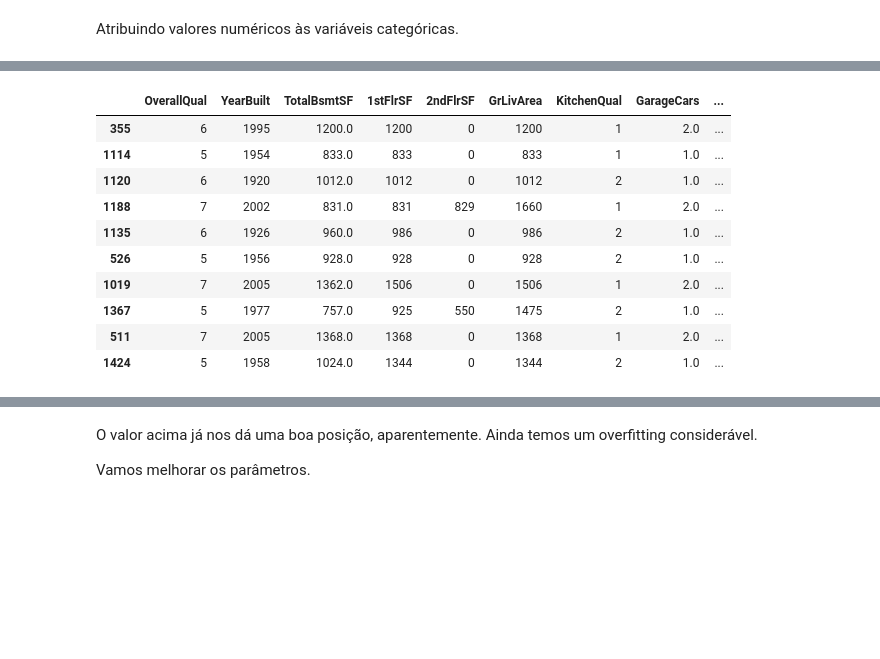
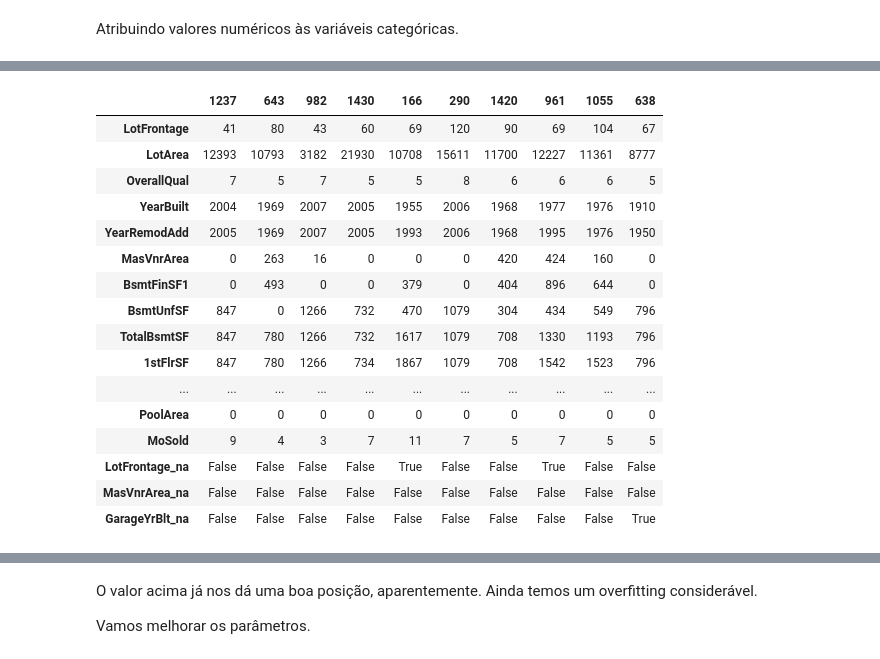
Before and after one commit to andrethiago/kaggle, a Jupyter notebook: house_prices/KaggleHousePrices.ipynb, the cells around one changed output, grey strips where cells are left out. Saved outputs shown, nothing was run; the diff lists cells and outputs as text; code cells hidden in the pictures; blank space fills up the shorter version.

```diff
--- a/house_prices/KaggleHousePrices.ipynb
+++ b/house_prices/KaggleHousePrices.ipynb
@@ -182,7 +155,7 @@ df_all.FireplaceQu.cat.set_categories(['Ex', 'Gd', 'TA', 'Fa', 'Po', 'NA'], orde
 df_all.GarageFinish.cat.set_categories(['Fin', 'RFn', 'Un', 'NA'], ordered=True, inplace = True)
 df_all.GarageQual.cat.set_categories(['Ex', 'Gd', 'TA', 'Fa', 'Po', 'NA'], ordered=True, inplace = True)
 df_all.GarageCond.cat.set_categories(['Ex', 'Gd', 'TA', 'Fa', 'Po', 'NA'], ordered=True, inplace = True)
-df_all.PoolQC.cat.set_categories(['Ex', 'Gd', 'TA', 'Fa', 'NA'], ordered=True, inplace = True)
+#df_all.PoolQC.cat.set_categories(['Ex', 'Gd', 'TA', 'Fa', 'NA'], ordered=True, inplace = True) foi dropada
 # %% [markdown]
 Atribuindo valores numéricos às variáveis categóricas.
 # %%
@@ -209,0 +186,7 @@ display_all(df_all.head(15))
+# %%
+corr = df_train.corr()
+corr_price = corr['SalePrice'].to_dict()
+corr_price
+del corr_price['SalePrice']
+for ele in sorted(corr_price.items(), key = lambda x: -abs(x[1])):
+    print("{0}: \t{1}".format(*ele))
@@ -209,0 +211,4 @@ display_all(df_all.head(15))
+# %%
+cols_keep = [item[0] for item in corr_price.items() if item[1] > 0.0]
+cols_keep.append('SalePrice')
+cols_keep
@@ -210,3 +233,6 @@ display_all(df_all.head(15))
+# %%
+drop = [col for col in df_all.columns.tolist() if col not in cols_keep]
+df_all.drop(columns=drop, inplace=True)
 # %%
 # Separando novamente os sets de treino e test
 df_test = df_all.iloc[1460:].copy()
@@ -218,16 +244,22 @@ df_train.shape,df_test.shape
 # %%
 df, y, nas = proc_df(df_train, 'SalePrice')
 # %%
-display_all(df.sample(10))
+display_all(df.sample(10).T)
 # %% [output]
-|  | OverallQual | YearBuilt | TotalBsmtSF | 1stFlrSF | 2ndFlrSF | GrLivArea | KitchenQual | GarageCars | ... |
-| 355 | 6 | 1995 | 1200.0 | 1200 | 0 | 1200 | 1 | 2.0 | ... |
-| 1114 | 5 | 1954 | 833.0 | 833 | 0 | 833 | 1 | 1.0 | ... |
-| 1120 | 6 | 1920 | 1012.0 | 1012 | 0 | 1012 | 2 | 1.0 | ... |
-| 1188 | 7 | 2002 | 831.0 | 831 | 829 | 1660 | 1 | 2.0 | ... |
-| 1135 | 6 | 1926 | 960.0 | 986 | 0 | 986 | 2 | 1.0 | ... |
-| 526 | 5 | 1956 | 928.0 | 928 | 0 | 928 | 2 | 1.0 | ... |
-| 1019 | 7 | 2005 | 1362.0 | 1506 | 0 | 1506 | 1 | 2.0 | ... |
-| 1367 | 5 | 1977 | 757.0 | 925 | 550 | 1475 | 2 | 1.0 | ... |
-| 511 | 7 | 2005 | 1368.0 | 1368 | 0 | 1368 | 1 | 2.0 | ... |
-| 1424 | 5 | 1958 | 1024.0 | 1344 | 0 | 1344 | 2 | 1.0 | ... |
+|  | 1237 | 643 | 982 | 1430 | 166 | 290 | 1420 | 961 | 1055 | 638 |
+| LotFrontage | 41 | 80 | 43 | 60 | 69 | 120 | 90 | 69 | 104 | 67 |
+| LotArea | 12393 | 10793 | 3182 | 21930 | 10708 | 15611 | 11700 | 12227 | 11361 | 8777 |
+| OverallQual | 7 | 5 | 7 | 5 | 5 | 8 | 6 | 6 | 6 | 5 |
+| YearBuilt | 2004 | 1969 | 2007 | 2005 | 1955 | 2006 | 1968 | 1977 | 1976 | 1910 |
+| YearRemodAdd | 2005 | 1969 | 2007 | 2005 | 1993 | 2006 | 1968 | 1995 | 1976 | 1950 |
+| MasVnrArea | 0 | 263 | 16 | 0 | 0 | 0 | 420 | 424 | 160 | 0 |
+| BsmtFinSF1 | 0 | 493 | 0 | 0 | 379 | 0 | 404 | 896 | 644 | 0 |
+| BsmtUnfSF | 847 | 0 | 1266 | 732 | 470 | 1079 | 304 | 434 | 549 | 796 |
+| TotalBsmtSF | 847 | 780 | 1266 | 732 | 1617 | 1079 | 708 | 1330 | 1193 | 796 |
+| 1stFlrSF | 847 | 780 | 1266 | 734 | 1867 | 1079 | 708 | 1542 | 1523 | 796 |
+| ... | ... | ... | ... | ... | ... | ... | ... | ... | ... | ... |
+| PoolArea | 0 | 0 | 0 | 0 | 0 | 0 | 0 | 0 | 0 | 0 |
+| MoSold | 9 | 4 | 3 | 7 | 11 | 7 | 5 | 7 | 5 | 5 |
+| LotFrontage_na | False | False | False | False | True | False | False | True | False | False |
+| MasVnrArea_na | False | False | False | False | False | False | False | False | False | False |
+| GarageYrBlt_na | False | False | False | False | False | False | False | False | False | True |
```
Also changed, not shown: parts of 29 cells of this notebook.
